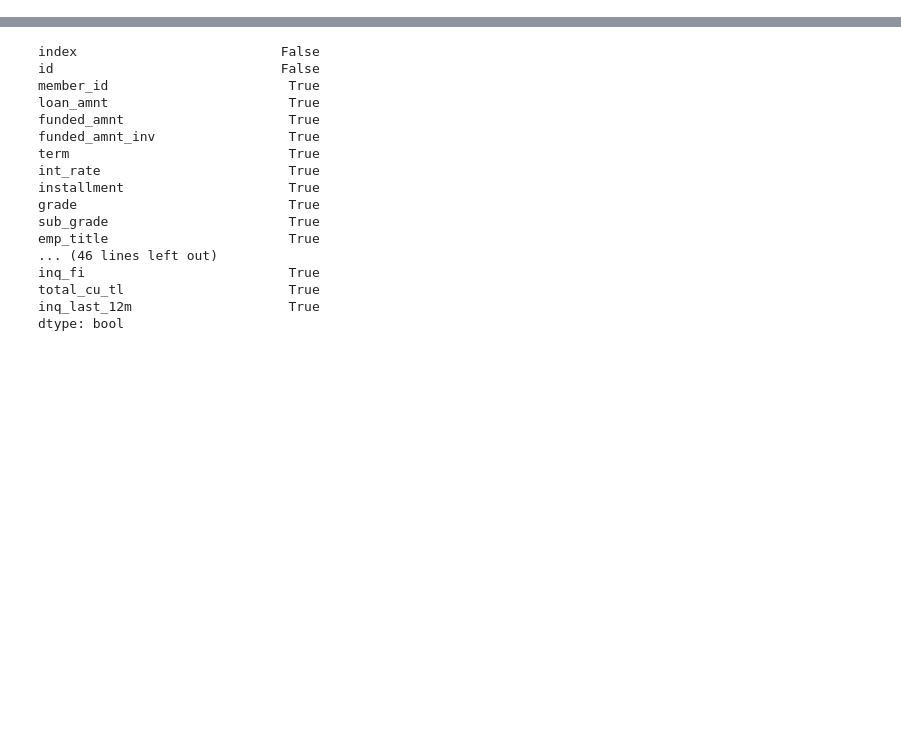
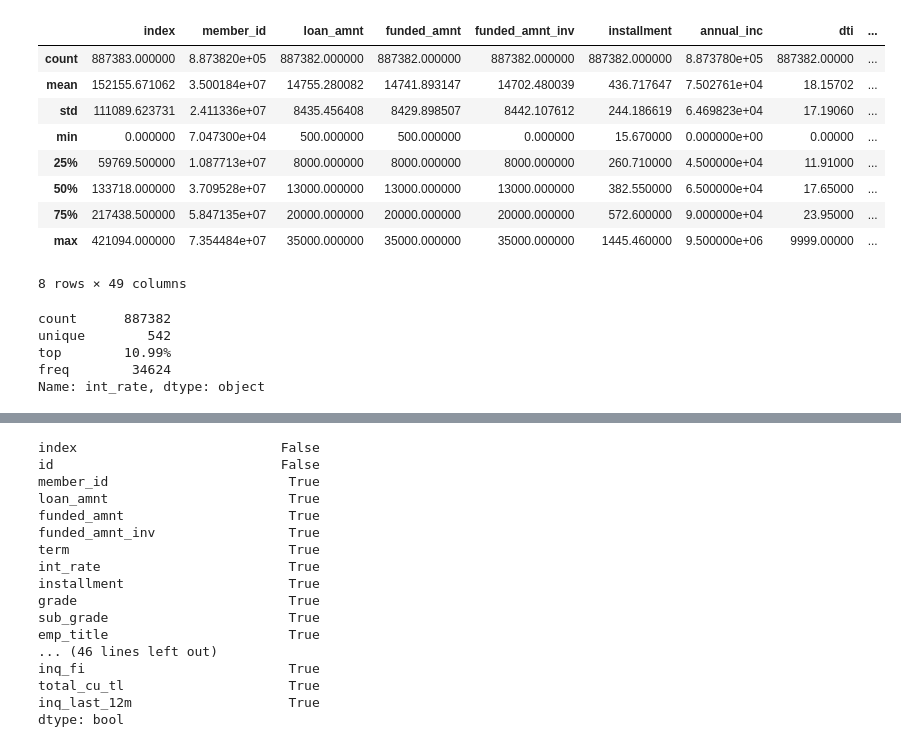
Before and after one commit to dueh7726/CapStone1, a Jupyter notebook: Linear Regression.ipynb, the cells around one changed output, grey strips where cells are left out. Saved outputs shown, nothing was run; the diff lists cells and outputs as text; code cells hidden in the pictures; blank space fills up the shorter version.

```diff
--- a/Linear Regression.ipynb
+++ b/Linear Regression.ipynb
@@ -11,3 +11,25 @@ connex = sqlite3.connect('database.sqlite')
 cur = connex.cursor()
 # %%
 loanbook = pd.read_sql_query('select * from loan;', connex)
+loanbook.describe()
+# %% [output]
+|  | index | member_id | loan_amnt | funded_amnt | funded_amnt_inv | installment | annual_inc | dti | ... |
+| count | 887383.000000 | 8.873820e+05 | 887382.000000 | 887382.000000 | 887382.000000 | 887382.000000 | 8.873780e+05 | 887382.00000 | ... |
+| mean | 152155.671062 | 3.500184e+07 | 14755.280082 | 14741.893147 | 14702.480039 | 436.717647 | 7.502761e+04 | 18.15702 | ... |
+| std | 111089.623731 | 2.411336e+07 | 8435.456408 | 8429.898507 | 8442.107612 | 244.186619 | 6.469823e+04 | 17.19060 | ... |
+| min | 0.000000 | 7.047300e+04 | 500.000000 | 500.000000 | 0.000000 | 15.670000 | 0.000000e+00 | 0.00000 | ... |
+| 25% | 59769.500000 | 1.087713e+07 | 8000.000000 | 8000.000000 | 8000.000000 | 260.710000 | 4.500000e+04 | 11.91000 | ... |
+| 50% | 133718.000000 | 3.709528e+07 | 13000.000000 | 13000.000000 | 13000.000000 | 382.550000 | 6.500000e+04 | 17.65000 | ... |
+| 75% | 217438.500000 | 5.847135e+07 | 20000.000000 | 20000.000000 | 20000.000000 | 572.600000 | 9.000000e+04 | 23.95000 | ... |
+| max | 421094.000000 | 7.354484e+07 | 35000.000000 | 35000.000000 | 35000.000000 | 1445.460000 | 9.500000e+06 | 9999.00000 | ... |
+8 rows × 49 columns
+# %%
+rates = loanbook['int_rate']
+#rates = rates.fillna(0)
+rates.describe()
+# %% [output]
+count      887382
+unique        542
+top        10.99%
+freq        34624
+Name: int_rate, dtype: object
```
Also changed, not shown: parts of 31 cells of this notebook.
